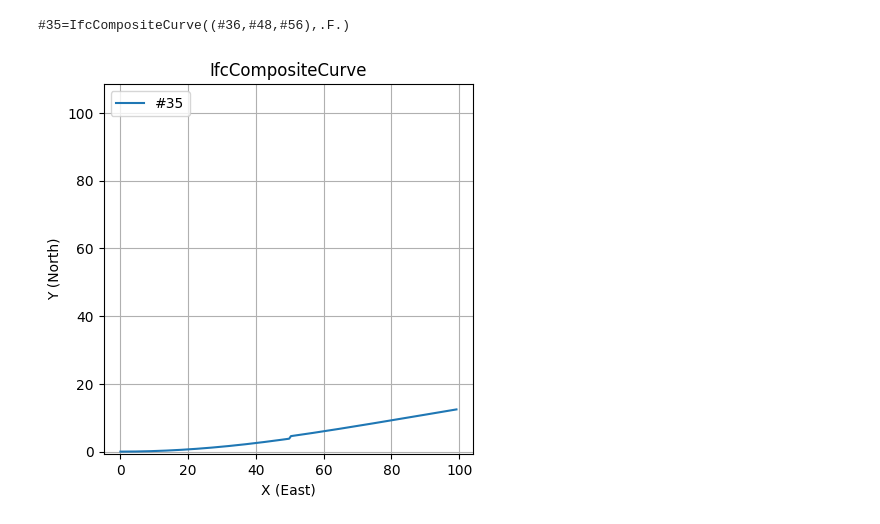
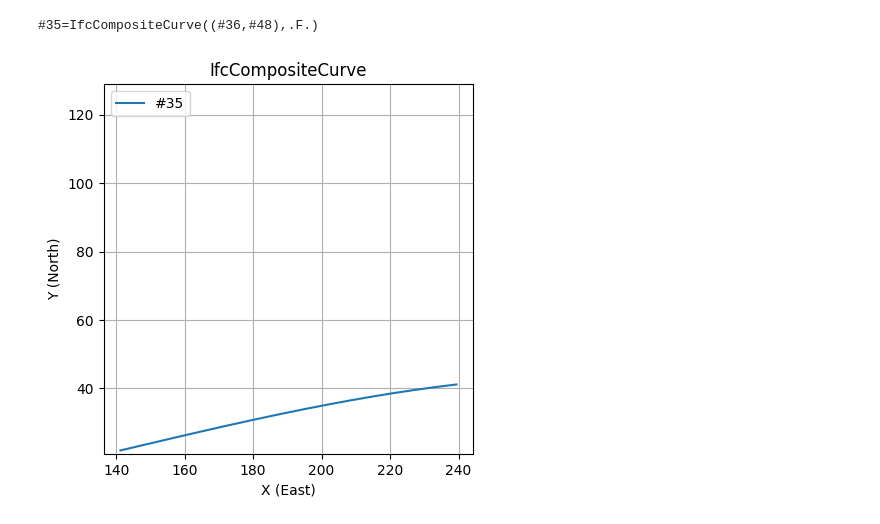
Before and after one commit to civilx64/IfcAlignmentDriver, a Jupyter notebook: Notebooks/CompositeCurvePlot.ipynb, the cells around one changed output. Cells and saved outputs as stored; diff of their text form; code cells hidden in the pictures.

```diff
--- a/Notebooks/CompositeCurvePlot.ipynb
+++ b/Notebooks/CompositeCurvePlot.ipynb
@@ -3,33 +3,40 @@ import ifcopenshell
 import ifcopenshell.geom as geom
 import numpy as np
 import matplotlib.pyplot as plt
 
+#model = ifcopenshell.open("F:/IfcAlignmentDriver/TestFiles/LargeSpirals/IFC_Alignment4_Br1.ifc")
+#model = ifcopenshell.open("F:/IfcAlignmentDriver/TestFiles/LinearAlignment.ifc")
 #model = ifcopenshell.open("F:/IfcAlignmentDriver/TestFiles/Viadotto_Acerno_ADD2_rn7jkRY.ifc")
 #model = ifcopenshell.open("F:/IfcOpenShell/_build-vs2022-x64/examples/FHWA_Bridge_Geometry_Alignment_Example.ifc")
-model = ifcopenshell.open("F:/IFC-Rail-Unit-Test-Reference-Code/alignment_testset/IFC-WithGeneratedGeometry/GENERATED__HorizontalAlignment_HelmertCurve_100.0_300_inf_1_Meter.ifc")
+#model = ifcopenshell.open("F:/IFC-Rail-Unit-Test-Reference-Code/alignment_testset/IFC-WithGeneratedGeometry/GENERATED__HorizontalAlignment_HelmertCurve_100.0_300_inf_1_Meter.ifc")
+#model = ifcopenshell.open("F:/IFC4.x-IF/tests/AL01/test-output/Railcomplete/BC001_AL01_Railcomplete.ifc")
+#model = ifcopenshell.open("F:/IfcOpenShell/_installed-vs2022-x64/bin/sectioned-solid-horizontal.ifc")
+model = ifcopenshell.open("F:/IFC-Rail-Unit-Test-Reference-Code/alignment_testset/IFC-WithGeneratedGeometry/GENERATED__HorizontalAlignment_Cubic_100.0_-1000_-300_1_Meter.ifc")
 
 curves = model.by_type("IfcCompositeCurve",False)
 
 settings = geom.settings()
 
 fig1 = plt.figure().add_subplot()
 
 for curve in curves:
     print(curve)
     shape = geom.create_shape(settings,curve)
     verts = shape.verts
     verts = np.array(verts).reshape((-1,3))
     x,y,z = verts.T
     fig1.plot(x,y,label="#" + str(curve.id()))
     #print(np.c_[x, y])
 
 fig1.set_title("IfcCompositeCurve")
 fig1.legend(loc="upper left")
 fig1.axis("square")
 fig1.set_xlabel("X (East)")
 fig1.set_ylabel("Y (North)")
 fig1.grid(True)
+#fig1.set_ylim(bottom=0)
+#fig1.set_xlim(0)
 plt.show()
 # %% [output]
-#35=IfcCompositeCurve((#36,#48,#56),.F.)
+#35=IfcCompositeCurve((#36,#48),.F.)
-[figure, old version]
+[figure, new version]
```
Also changed, not shown: 7 other files.
